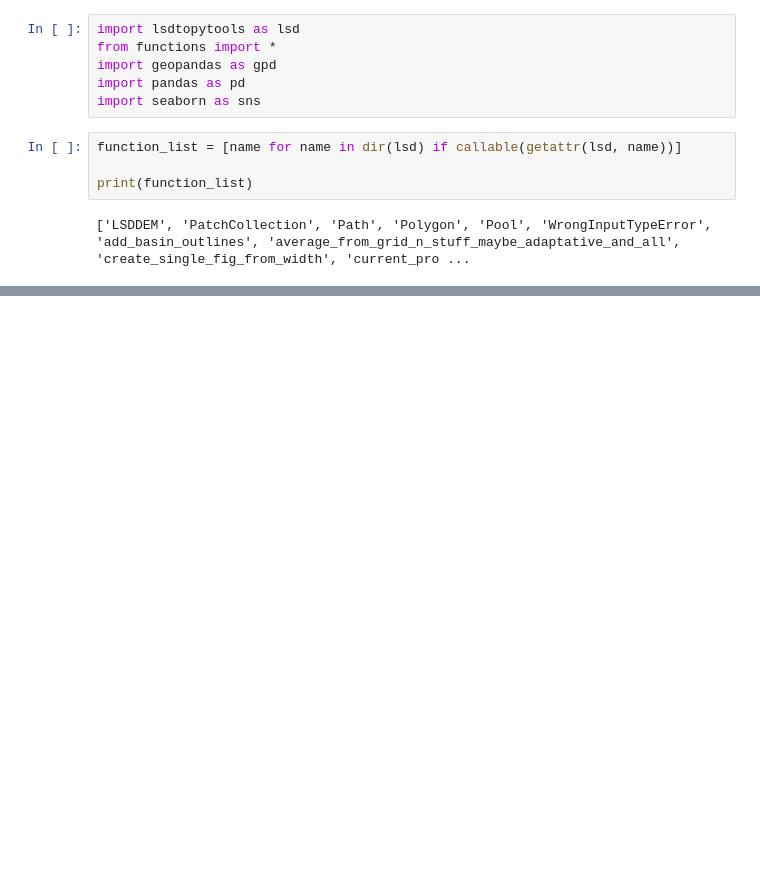
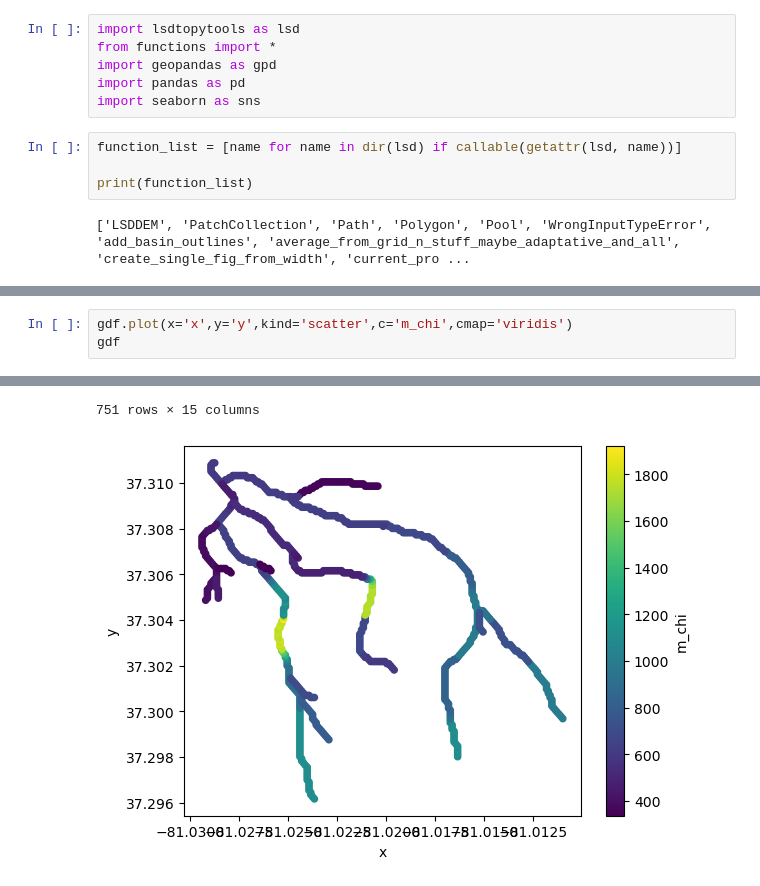
Before and after one commit to ntlewis1251/research, a Jupyter notebook: working_files/topo.ipynb, the cells around one changed output, grey strips where cells are left out. Cells and saved outputs as stored; diff of their text form; blank space fills up the shorter version.

```diff
--- a/working_files/topo.ipynb
+++ b/working_files/topo.ipynb
@@ -54,0 +39,4 @@ gdf
+# %%
+gdf.plot(x='x',y='y',kind='scatter',c='m_chi',cmap='viridis')
+gdf
+# %% [output]
@@ -55,3 +55,5 @@ gdf
+751 rows × 15 columns
+[figure, added]
 # %%
 sns.scatterplot(x=x['flow_distance'],y=x['segmented_elevation'], hue=x['m_chi'])
 # %% [output]
```
Also changed, not shown: parts of 4 cells of this notebook, 7 other files.
